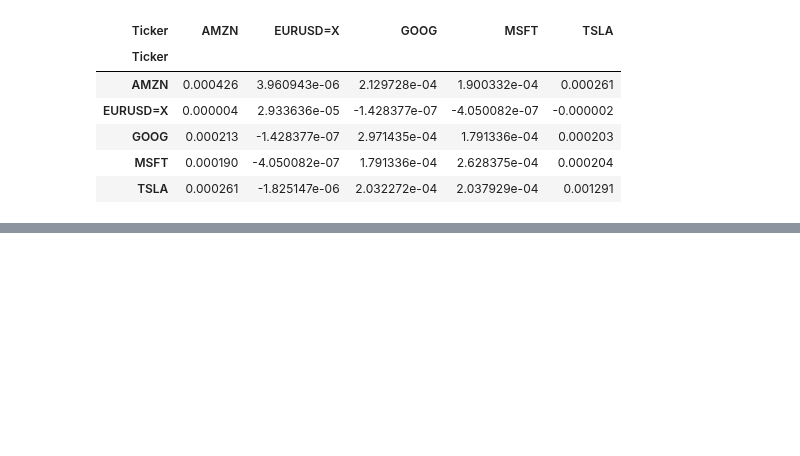
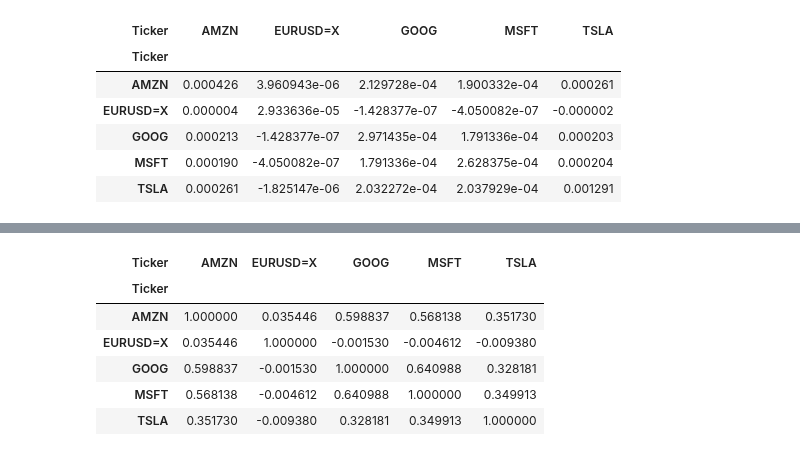
Before and after one commit to mindeleven/Analyzing-financial-data-with-python-and-rust, a Jupyter notebook: py-statistics-and-probability/Notebooks/ch01_descriptive_statistics.ipynb, the cells around one changed output, grey strips where cells are left out. Cells and saved outputs as stored; diff of their text form; code cells hidden in the pictures; blank space fills up the shorter version.

Commit message:
Relationship measure: correlation and correlation matrix

```diff
--- a/py-statistics-and-probability/Notebooks/ch01_descriptive_statistics.ipynb
+++ b/py-statistics-and-probability/Notebooks/ch01_descriptive_statistics.ipynb
@@ -292,0 +309,12 @@ pd.DataFrame(mat, columns=df.columns, index=df.columns) # putting in data frame
+# %%
+# correlation matrix with pandas
+# to compute the correlation we need to use the variance of this asset
+df.corr()
+# %% [output]
+| Ticker | AMZN | EURUSD=X | GOOG | MSFT | TSLA |
+| Ticker |  |  |  |  |  |
+| AMZN | 1.000000 | 0.035446 | 0.598837 | 0.568138 | 0.351730 |
+| EURUSD=X | 0.035446 | 1.000000 | -0.001530 | -0.004612 | -0.009380 |
+| GOOG | 0.598837 | -0.001530 | 1.000000 | 0.640988 | 0.328181 |
+| MSFT | 0.568138 | -0.004612 | 0.640988 | 1.000000 | 0.349913 |
+| TSLA | 0.351730 | -0.009380 | 0.328181 | 0.349913 | 1.000000 |
```
Also changed, not shown: parts of 2 cells of this notebook.
